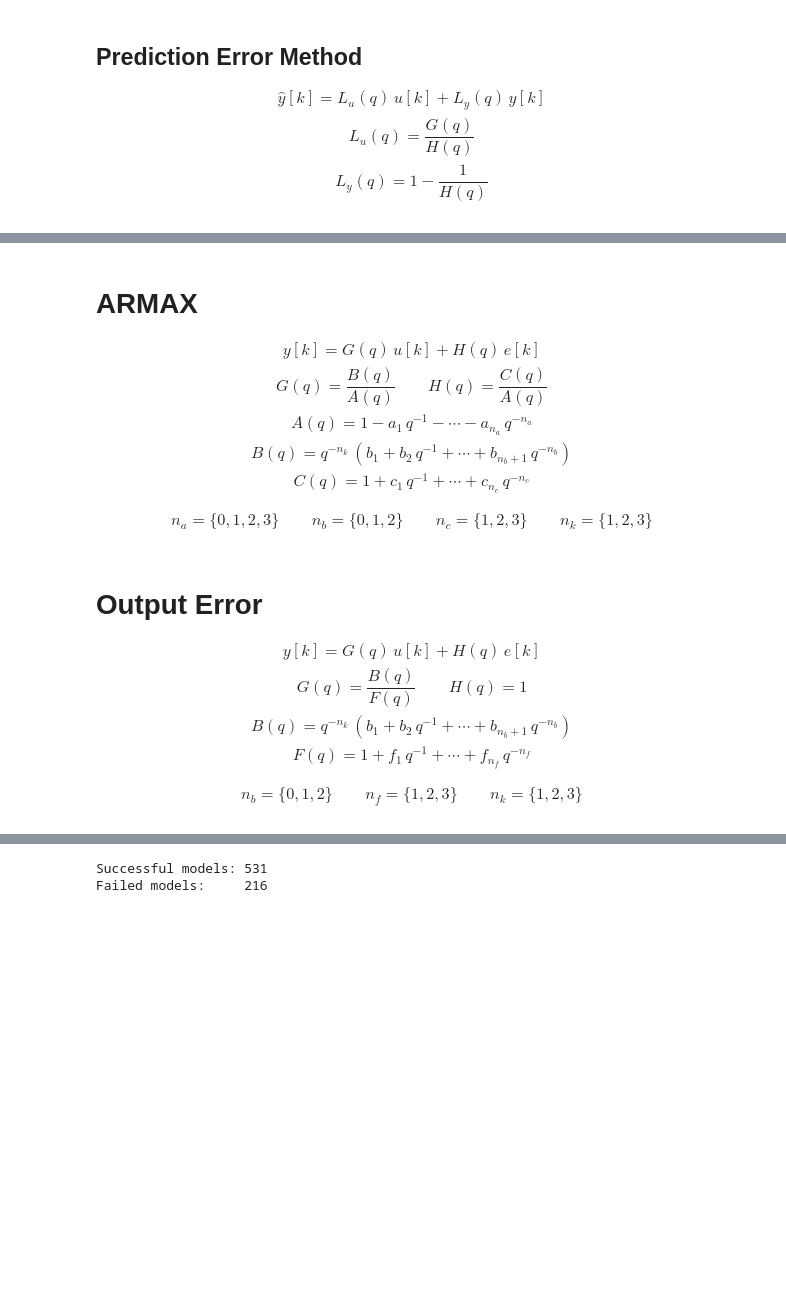
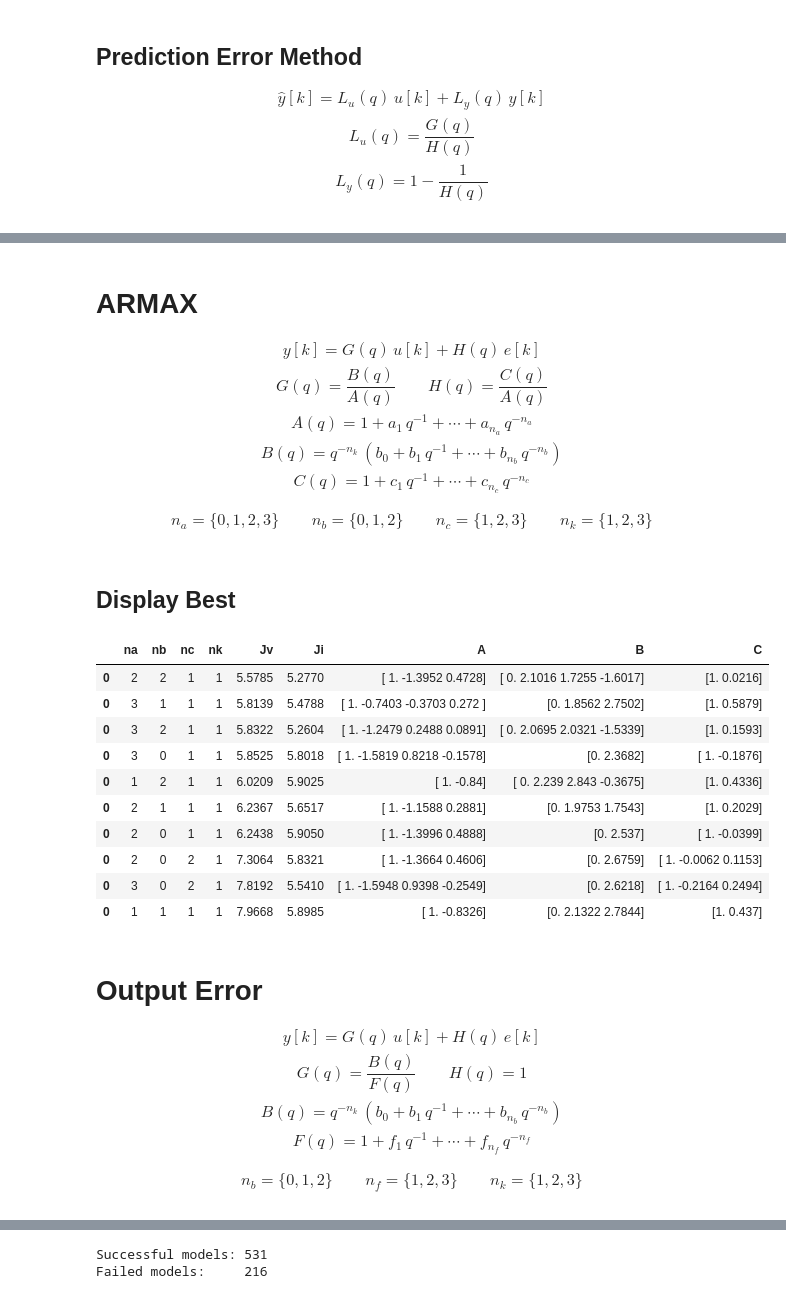
Before and after one commit to GuiBeal/system-identification, a Jupyter notebook: Python/main.ipynb, the cells around one changed output, grey strips where cells are left out. Drawn from its saved outputs; the diff is of its cells as text; code cells hidden in the pictures; blank space fills up the shorter version.

```diff
--- a/Python/main.ipynb
+++ b/Python/main.ipynb
@@ -149,9 +173,9 @@ G(q) = \dfrac{B(q)}{A(q)}
 \qquad
 H(q) = \dfrac{C(q)}{A(q)}
 \\
-A(q) = 1 - a_1 \, q^{-1} - \dotsb - a_{n_a} \, q^{-n_a}
+A(q) = 1 + a_1 \, q^{-1} + \dotsb + a_{n_a} \, q^{-n_a}
 \\
-B(q) = q^{-n_k} \, \left(b_1 + b_2 \, q^{-1} + \dotsb + b_{n_b + 1} \, q^{-n_b}\right)
+B(q) = q^{-n_k} \, \left(b_0 + b_1 \, q^{-1} + \dotsb + b_{n_b} \, q^{-n_b}\right)
 \\
 C(q) = 1 + c_1 \, q^{-1} + \dotsb + c_{n_c} \, q^{-n_c}
 \end{gather*}
@@ -174,6 +198,24 @@ nc_range = range(1, 3 + 1)
 nk_range = range(1, 3 + 1)
 
 models_armax = armax(u_i, y_i, u_v, y_v, na_range, nb_range, nc_range, nk_range)
+# %% [markdown]
+## Display Best
+# %%
+from functions import display_models
+
+display_models(models_armax.sort_values(by=['Jv']), columns=['na', 'nb', 'nc', 'nk', 'Jv', 'Ji', 'A', 'B', 'C'], precision=4, qty=10)
+# %% [output]
+|  | na | nb | nc | nk | Jv | Ji | A | B | C |
+| 0 | 2 | 2 | 1 | 1 | 5.5785 | 5.2770 | [ 1. -1.3952 0.4728] | [ 0. 2.1016 1.7255 -1.6017] | [1. 0.0216] |
+| 0 | 3 | 1 | 1 | 1 | 5.8139 | 5.4788 | [ 1. -0.7403 -0.3703 0.272 ] | [0. 1.8562 2.7502] | [1. 0.5879] |
+| 0 | 3 | 2 | 1 | 1 | 5.8322 | 5.2604 | [ 1. -1.2479 0.2488 0.0891] | [ 0. 2.0695 2.0321 -1.5339] | [1. 0.1593] |
+| 0 | 3 | 0 | 1 | 1 | 5.8525 | 5.8018 | [ 1. -1.5819 0.8218 -0.1578] | [0. 2.3682] | [ 1. -0.1876] |
+| 0 | 1 | 2 | 1 | 1 | 6.0209 | 5.9025 | [ 1. -0.84] | [ 0. 2.239 2.843 -0.3675] | [1. 0.4336] |
+| 0 | 2 | 1 | 1 | 1 | 6.2367 | 5.6517 | [ 1. -1.1588 0.2881] | [0. 1.9753 1.7543] | [1. 0.2029] |
+| 0 | 2 | 0 | 1 | 1 | 6.2438 | 5.9050 | [ 1. -1.3996 0.4888] | [0. 2.537] | [ 1. -0.0399] |
+| 0 | 2 | 0 | 2 | 1 | 7.3064 | 5.8321 | [ 1. -1.3664 0.4606] | [0. 2.6759] | [ 1. -0.0062 0.1153] |
+| 0 | 3 | 0 | 2 | 1 | 7.8192 | 5.5410 | [ 1. -1.5948 0.9398 -0.2549] | [0. 2.6218] | [ 1. -0.2164 0.2494] |
+| 0 | 1 | 1 | 1 | 1 | 7.9668 | 5.8985 | [ 1. -0.8326] | [0. 2.1322 2.7844] | [1. 0.437] |
 # %% [markdown]
 # Output Error
 
@@ -184,7 +226,7 @@ G(q) = \dfrac{B(q)}{F(q)}
 \qquad
 H(q) = 1
 \\
-B(q) = q^{-n_k} \, \left(b_1 + b_2 \, q^{-1} + \dotsb + b_{n_b + 1} \, q^{-n_b}\right)
+B(q) = q^{-n_k} \, \left(b_0 + b_1 \, q^{-1} + \dotsb + b_{n_b} \, q^{-n_b}\right)
 \\
 F(q) = 1 + f_1 \, q^{-1} + \dotsb + f_{n_f} \, q^{-n_f}
 \end{gather*}
```
Also changed, not shown: parts of 25 cells of this notebook, 1 other file.
